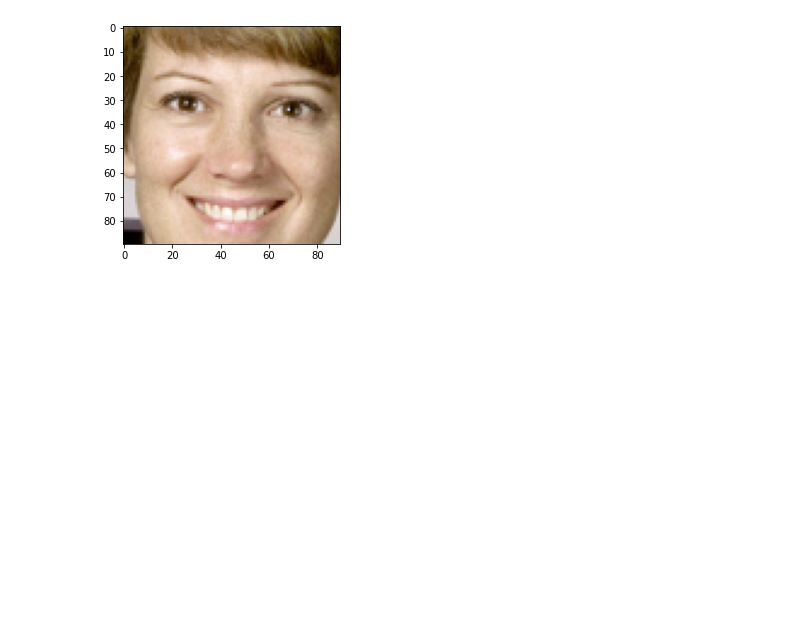
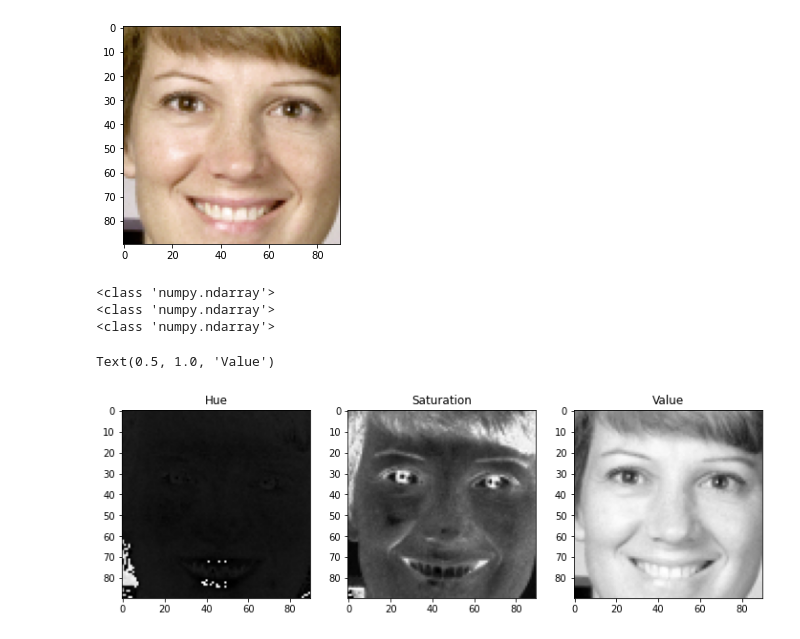
Before and after one commit to lauren-west/MyColorPaletteCV, a Jupyter notebook: color_palette_notebook.ipynb, the cells around one changed output. Drawn from its saved outputs; the diff is of its cells as text; code cells hidden in the pictures; blank space fills up the shorter version.

```diff
--- a/color_palette_notebook.ipynb
+++ b/color_palette_notebook.ipynb
@@ -37,27 +37,23 @@ from skimage import feature
 import matplotlib.pyplot as plt
 from matplotlib import patches
 # %%
-def detect_faces(trained_file: str, img: np.ndarray) -> plt.Axes:
+def detect_faces(img: np.ndarray) -> plt.Axes:
+    # Load the trained file from the module root.
+    trained_file = data.lbp_frontal_face_cascade_filename()
     # Initialize the detector cascade.
     detector = feature.Cascade(trained_file)
-
     detected = detector.detect_multi_scale(img=img,
-                                        scale_factor=1.2,
-                                        step_ratio=1,
-                                        min_size=(60, 60),
-                                        max_size=(123, 123))
-
-    plt.imshow(img)
-    img_desc = plt.gca()
-    plt.set_cmap('gray')
-
+                                           scale_factor=1.2,
+                                           step_ratio=1,
+                                           min_size=(60, 60),
+                                           max_size=(123, 123))
     face_rectangles = []
     for rectangle in detected:
         face_rectangle = {
             "x": rectangle['c'],
             "y": rectangle['r'],
-            "width":rectangle['width'],
-            "height":rectangle['height'],
+            "width": rectangle['width'],
+            "height": rectangle['height'],
         }
         face_rectangles.append(face_rectangle)
 
@@ -91,0 +136,20 @@ plt.imshow(new_img)
+# %%
+img = data.astronaut()
+
+hsv, color_season = identify_color_season(img)
+# %% [output]
+<class 'numpy.ndarray'>
+<class 'numpy.ndarray'>
+<class 'numpy.ndarray'>
+# %%
+# Understanding Hue, Saturation, and Value
+fig, ax = plt.subplots(1, 3, figsize=(12,4))
+ax[0].imshow(hsv[0], cmap='gray')
+ax[0].set_title('Hue')
+ax[1].imshow(hsv[1], cmap='gray')
+ax[1].set_title('Saturation')
+ax[2].imshow(hsv[2], cmap='gray')
+ax[2].set_title('Value')
+# %% [output]
+Text(0.5, 1.0, 'Value')
+[figure, added]
```
Also changed, not shown: parts of 2 cells of this notebook, 6 other files.
